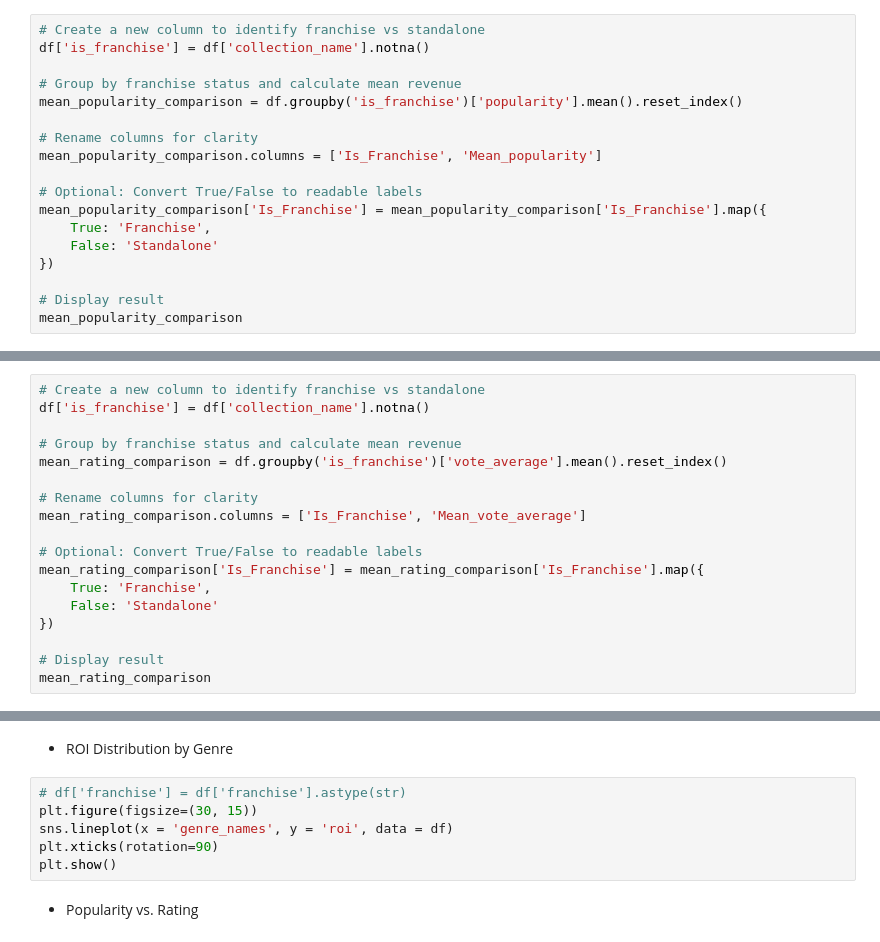
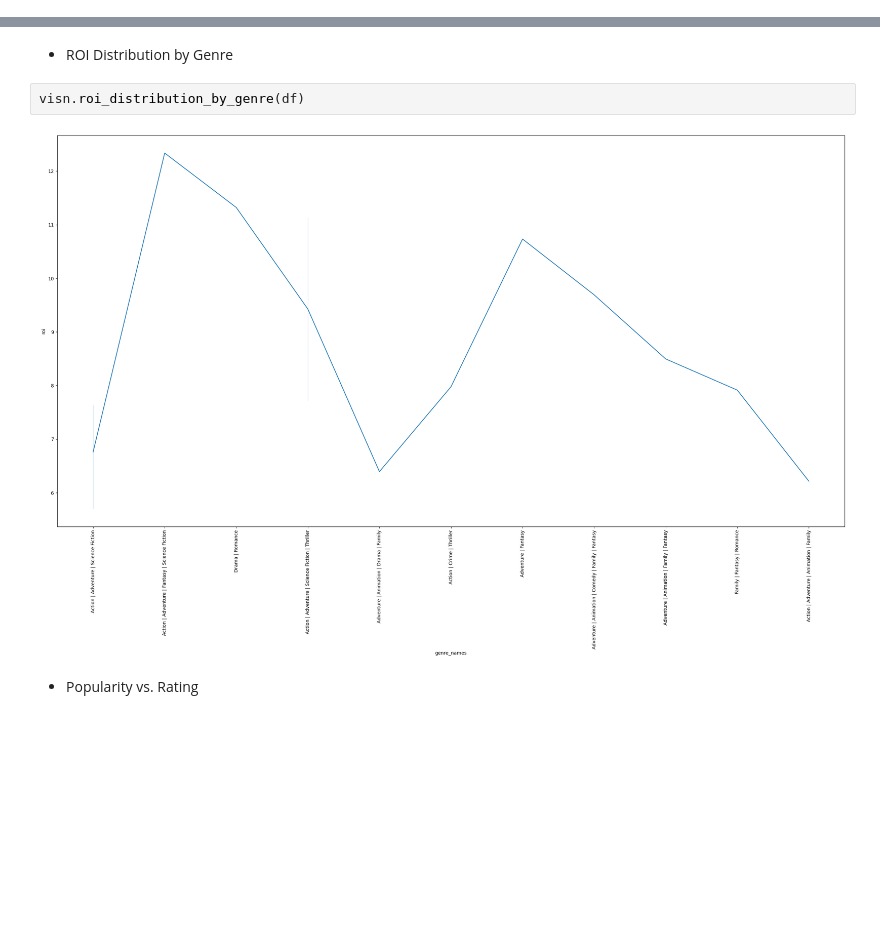
Before and after one commit to kgyauAmtch/Amtch_Personal_Projects, a Jupyter notebook: IMBD_movie_analysis/Project1/notebooks/data_cleaning.ipynb, the cells around one changed output, grey strips where cells are left out. Cells and saved outputs as stored; diff of their text form; blank space fills up the shorter version.

```diff
--- a/IMBD_movie_analysis/Project1/notebooks/data_cleaning.ipynb
+++ b/IMBD_movie_analysis/Project1/notebooks/data_cleaning.ipynb
@@ -442,18 +685,0 @@ Mean rating
-# %%
-# Create a new column to identify franchise vs standalone
-df['is_franchise'] = df['collection_name'].notna()
-
-# Group by franchise status and calculate mean revenue
-mean_popularity_comparison = df.groupby('is_franchise')['popularity'].mean().reset_index()
-
-# Rename columns for clarity
-mean_popularity_comparison.columns = ['Is_Franchise', 'Mean_popularity']
-
-# Optional: Convert True/False to readable labels
-mean_popularity_comparison['Is_Franchise'] = mean_popularity_comparison['Is_Franchise'].map({
-    True: 'Franchise',
-    False: 'Standalone'
-})
-
-# Display result
-mean_popularity_comparison
@@ -462,18 +685,0 @@ mean_popularity_comparison
-# %%
-# Create a new column to identify franchise vs standalone
-df['is_franchise'] = df['collection_name'].notna()
-
-# Group by franchise status and calculate mean revenue
-mean_rating_comparison = df.groupby('is_franchise')['vote_average'].mean().reset_index()
-
-# Rename columns for clarity
-mean_rating_comparison.columns = ['Is_Franchise', 'Mean_vote_average']
-
-# Optional: Convert True/False to readable labels
-mean_rating_comparison['Is_Franchise'] = mean_rating_comparison['Is_Franchise'].map({
-    True: 'Franchise',
-    False: 'Standalone'
-})
-
-# Display result
-mean_rating_comparison
@@ -593,10 +809,8 @@ plt.show()
 # %% [markdown]
 - ROI Distribution by Genre
-# %%
-# df['franchise'] = df['franchise'].astype(str)
-plt.figure(figsize=(30, 15))
-sns.lineplot(x = 'genre_names', y = 'roi', data = df)
-plt.xticks(rotation=90)
-plt.show()
+# %%
+visn.roi_distribution_by_genre(df)
+# %% [output]
+[figure, added]
 # %% [markdown]
 - Popularity vs. Rating
```
Also changed, not shown: parts of 132 cells of this notebook, 6 other files.
